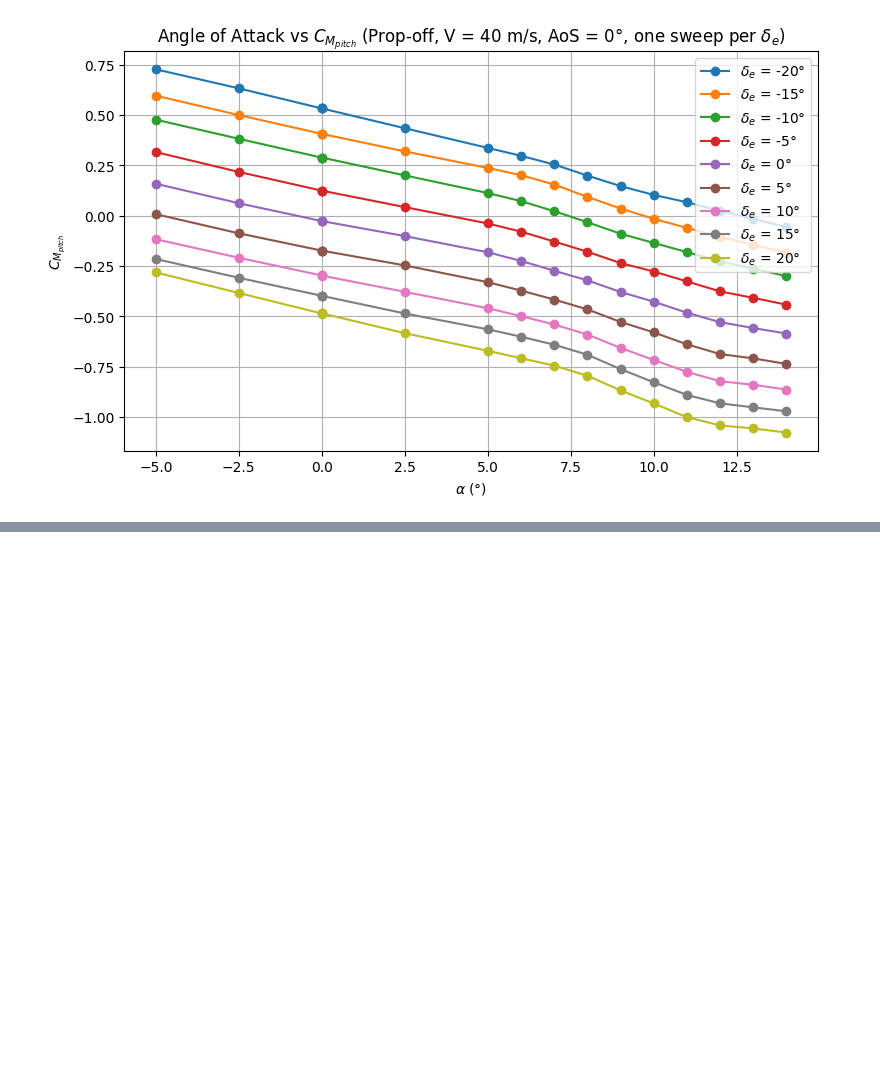
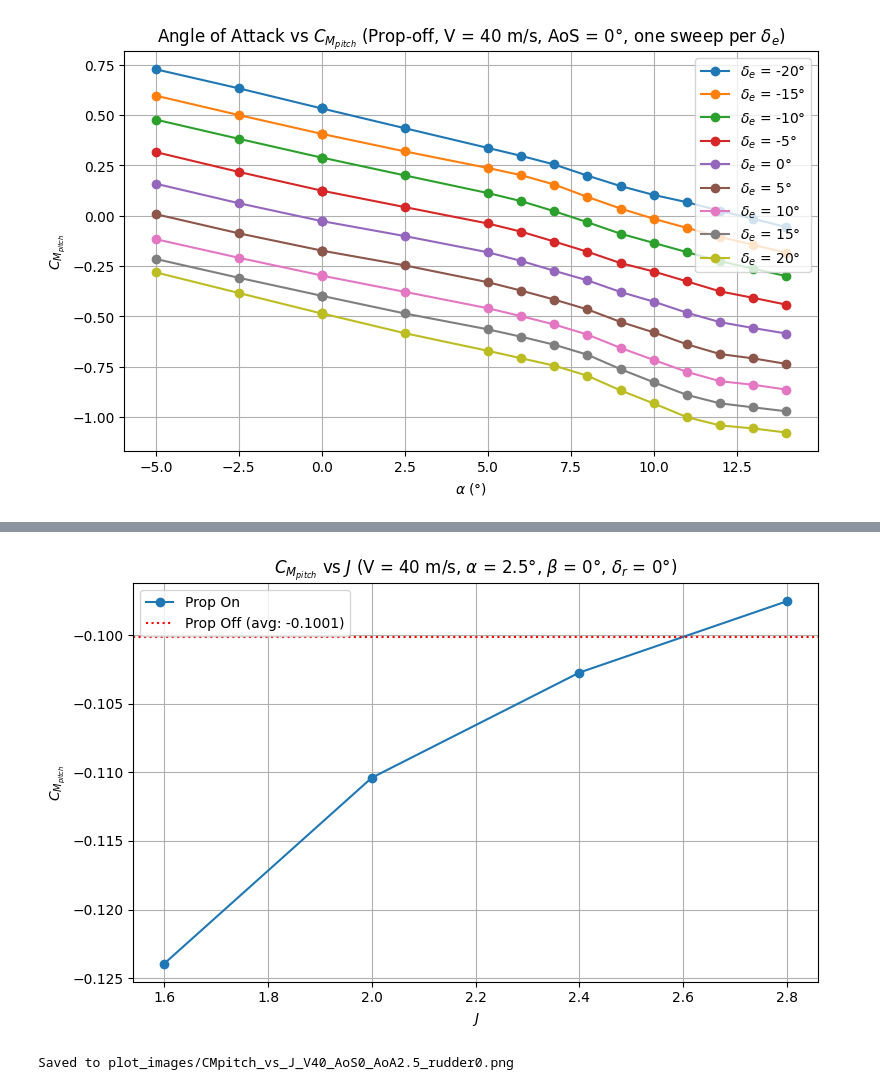
Before and after one commit to DCdeJong2002/Group_15_Redo_BAL, a Jupyter notebook: data_plotter.ipynb, the cells around one changed output, grey strips where cells are left out. Drawn from its saved outputs; the diff is of its cells as text; code cells hidden in the pictures; blank space fills up the shorter version.

Commit message:
Added cmpitch alpha and J plots

```diff
--- a/data_plotter.ipynb
+++ b/data_plotter.ipynb
@@ -724,0 +857,53 @@ plt.show()
+# %%
+import matplotlib.pyplot as plt
+
+# Filter prop on
+df_on_j = df[
+    (df["V_round"] == 40) &
+    (df["AoA_round"] == 2.5) &
+    (df["AoS_round"] == 0) &
+    (df["dR"] == 0)
+].sort_values("J_round")
+
+# Filter prop off and average
+df_off_j = df_prop_off[
+    (df_prop_off["V_round"] == 40) &
+    (df_prop_off["AoA_round"] == 2.5) &
+    (df_prop_off["AoS_round"] == 0) &
+    (df_prop_off["dR"] == 0) &
+    (df_prop_off["dE"] == 0)
+]
+
+cmpitch_off_avg = df_off_j["CMpitch"].mean() if not df_off_j.empty else None
+
+fig, ax = plt.subplots(figsize=(8, 5))
+
+ax.plot(
+    df_on_j["J_round"],
+    df_on_j["CMpitch"],
+    marker="o",
+    linestyle="-",
+    label="Prop On"
+)
+
+if cmpitch_off_avg is not None:
+    ax.axhline(
+        y=cmpitch_off_avg,
+        color='r',
+        linestyle=':',
+        label=f"Prop Off (avg: {cmpitch_off_avg:.4f})"
+    )
+
+ax.set_xlabel(r"$J$")
+ax.set_ylabel(r"$C_{M_{pitch}}$")
+ax.set_title(r"$C_{M_{pitch}}$ vs $J$ (V = 40 m/s, $\alpha$ = 2.5°, $\beta$ = 0°, $\delta_r$ = 0°)")
+ax.legend()
+ax.grid(True)
+
+plt.tight_layout()
+plt.savefig("plot_images/CMpitch_vs_J_V40_AoS0_AoA2.5_rudder0.png", dpi=150)
+plt.show()
+print("Saved to plot_images/CMpitch_vs_J_V40_AoS0_AoA2.5_rudder0.png")
+# %% [output]
+[figure, added]
+Saved to plot_images/CMpitch_vs_J_V40_AoS0_AoA2.5_rudder0.png
```
Also changed, not shown: parts of 1 cell of this notebook.
